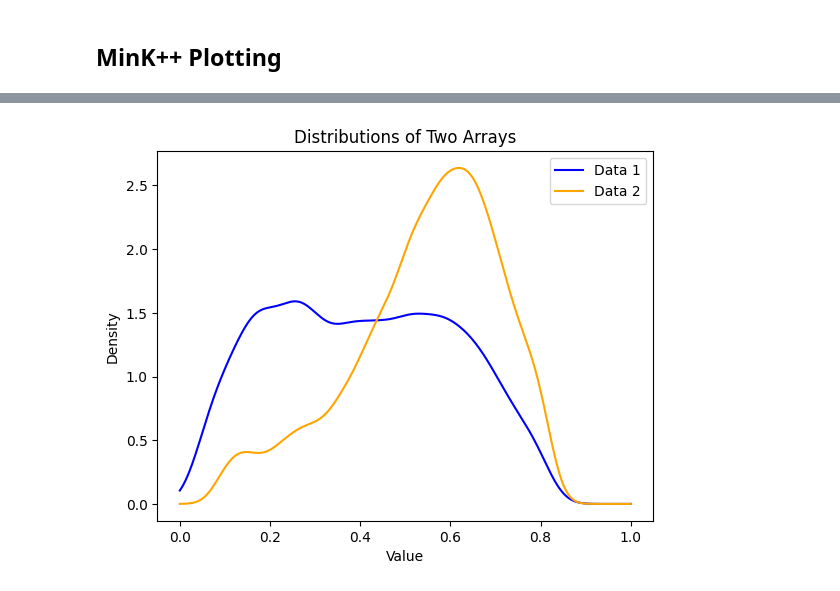
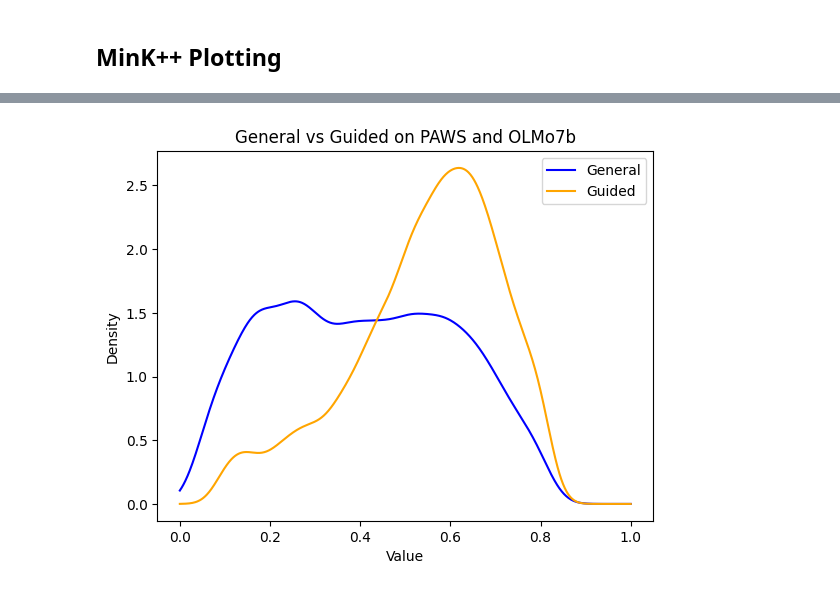
Before and after one commit to ilboglions/DL2024, a Jupyter notebook: notebooks/time_travel.ipynb, the cells around one changed output, grey strips where cells are left out. Cells and saved outputs as stored; diff of their text form; code cells hidden in the pictures.

```diff
--- a/notebooks/time_travel.ipynb
+++ b/notebooks/time_travel.ipynb
@@ -22,7 +22,7 @@ def remove_outliers(df, column_name):
 # %%
 dataframes = []
 
-for subfolder in os.listdir(source):
+for subfolder in ['mamba_2.7b', 'OPT_2.7b', 'OLMo_1b', 'OLMo_7b']: #os.listdir(source):
   subfolder_path = os.path.join(source, subfolder)
   if os.path.isdir(subfolder_path):  # Check if it's a directory
     for sub_subfolder in os.listdir(subfolder_path):
@@ -66,7 +66,8 @@ Loaded DataFrame from: results/time_travel/mamba_2.7b/rte/df.csv
 combined_df = pd.concat(dataframes, ignore_index=True)
 
 # Prepare the data for the violin plot
-datasets = combined_df['Dataset'].unique()[:4]
+datasets = ['scitail', 'mnli', 'paws', 'hans'] #combined_df['Dataset'].unique()
+# datasets = list(set(combined_df['Dataset'].unique()) - set(datasets))
 models = combined_df['Model'].unique()
 
 # Create a dictionary to hold data for each dataset and model
@@ -198,24 +199,24 @@ plt.show()
 # %%
 # Estimate the probability density function using gaussian_kde
-density1 = gaussian_kde(violin_data_left[8])
-density2 = gaussian_kde(violin_data_right[8])
+density1 = gaussian_kde(violin_data_left[11])
+density2 = gaussian_kde(violin_data_right[11])
 
 # Create a range of values over which to evaluate the density
 x = np.linspace(0, 1, 1000)
 
 # Plot the distributions as lines
-plt.plot(x, density1(x), label='Data 1', color='blue')
-plt.plot(x, density2(x), label='Data 2', color='orange')
+plt.plot(x, density1(x), label='General', color='blue')
+plt.plot(x, density2(x), label='Guided', color='orange')
 
 # Add labels and title
 plt.xlabel('Value')
 plt.ylabel('Density')
-plt.title('Distributions of Two Arrays')
+plt.title('General vs Guided on PAWS and OLMo7b')
 
 # Add legend
 plt.legend()
 
 # Display the plot
 plt.show()
 # %% [output]
-[figure, old version]
+[figure, new version]
```
Also changed, not shown: parts of 3 cells of this notebook, 1 other file.
